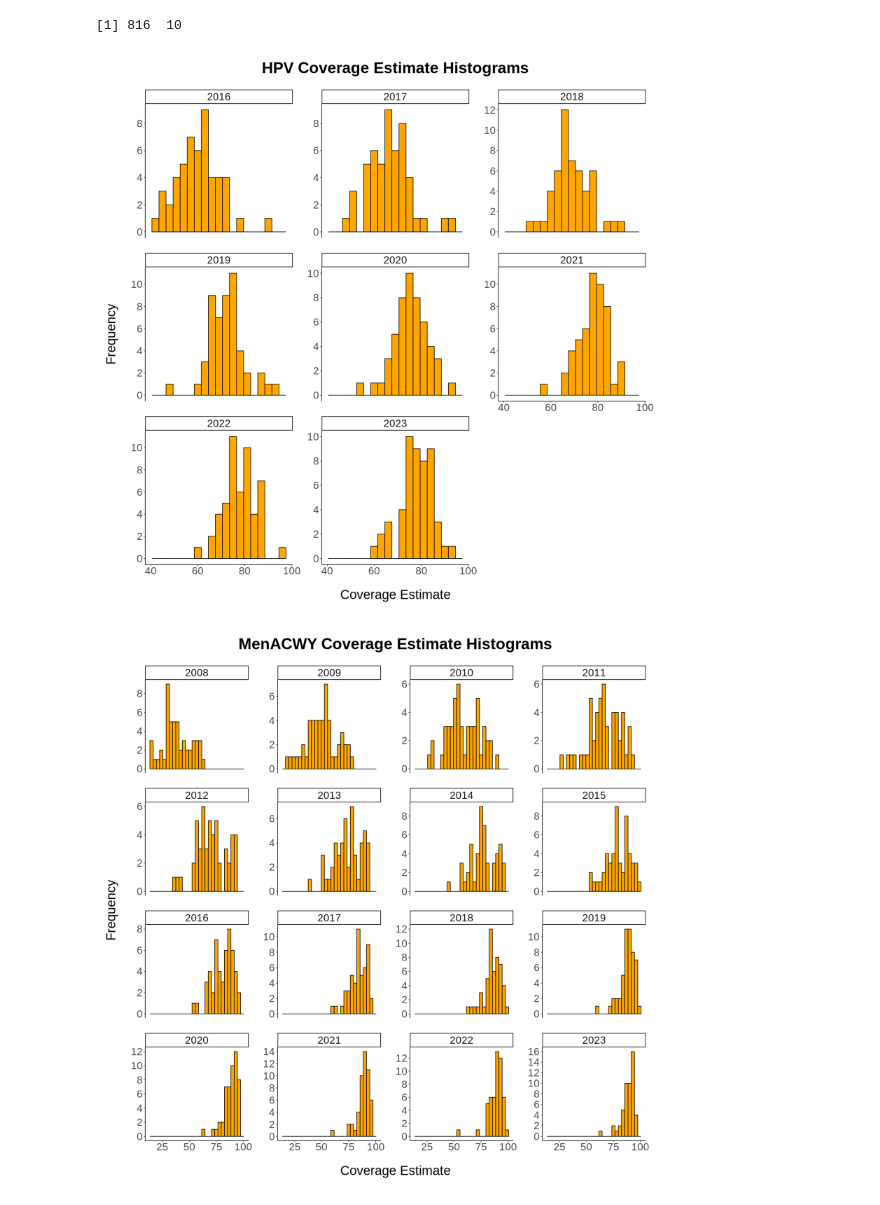
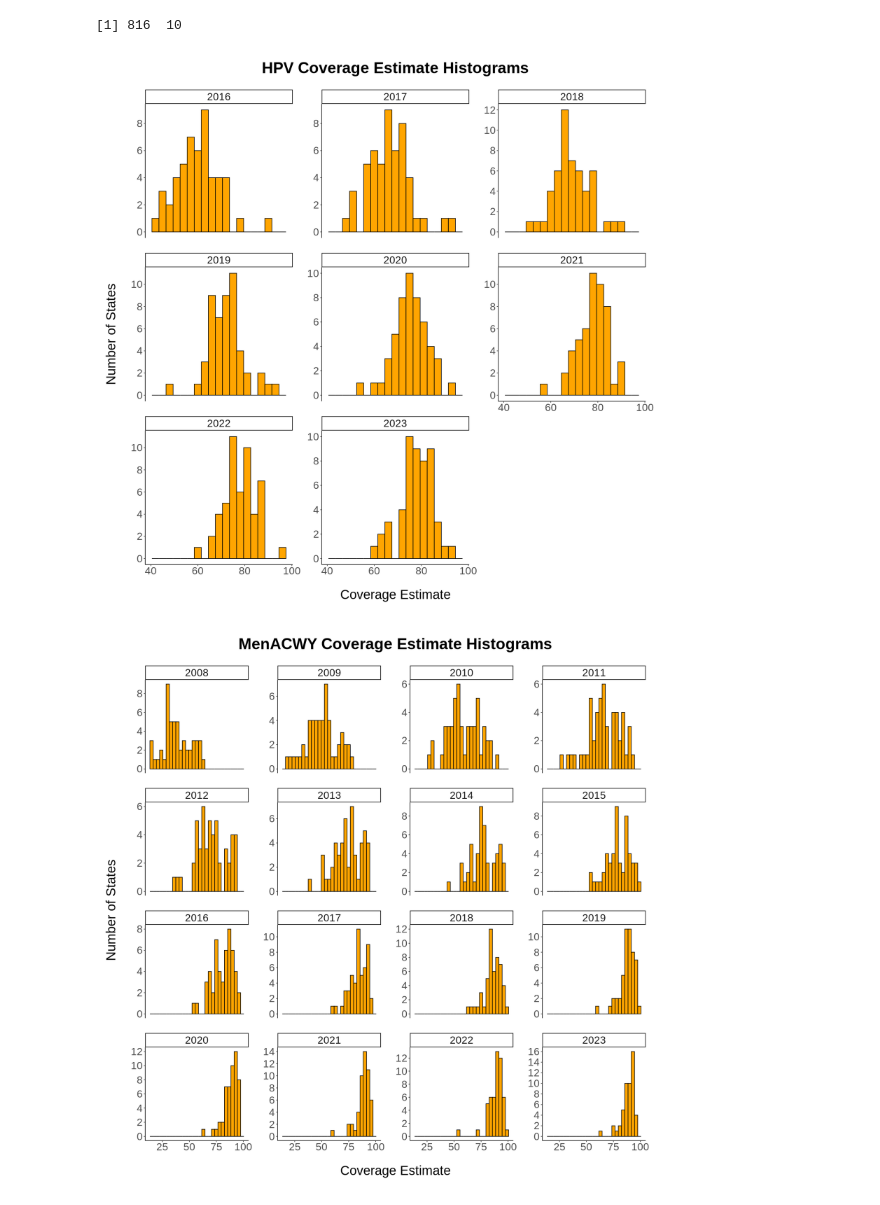
Before and after one commit to Kiron-Ang/Vaccination, a Jupyter notebook: vaccination.ipynb, the cells around one changed output. Saved outputs shown, nothing was run; the diff lists cells and outputs as text; code cells hidden in the pictures.

Commit message:
Change label on histograms and show example of how to filter the already-filtered data even more

```diff
--- a/vaccination.ipynb
+++ b/vaccination.ipynb
@@ -216,29 +216,29 @@ dim(tetanus)
 # %%
 # Create HPV histograms with discrete y-axis
 ggplot(hpv, aes(x = coverage_estimate)) +
   geom_histogram(binwidth = 3, fill = "orange", color = "black") +
   labs(title = "HPV Coverage Estimate Histograms",
        x = "Coverage Estimate",
-       y = "Frequency") +
+       y = "Number of States") +
   theme_classic() +
   theme(text = element_text(size = 25),
         plot.title = element_text(hjust = 0.5, face = "bold", margin = margin(b = 25)),
         panel.spacing = unit(2, "lines"),
         plot.margin = margin(20, 20, 20, 20),
         axis.title.x = element_text(margin = margin(t = 25)),
         axis.title.y = element_text(margin = margin(r = 25))) +
   facet_wrap(~ year_season, scales = "free_y") +
   scale_y_continuous(breaks = seq(0, max(hpv$coverage_estimate), by = 2),
                      labels = as.character(seq(0, max(hpv$coverage_estimate), by = 2)))
 # %% [output]
-[figure, old version]
+[figure, new version]
 # %%
 # Create MenACWY histograms with discrete y-axis
 ggplot(menacwy, aes(x = coverage_estimate)) +
   geom_histogram(binwidth = 3, fill = "orange", color = "black") +
   labs(title = "MenACWY Coverage Estimate Histograms",
        x = "Coverage Estimate",
-       y = "Frequency") +
+       y = "Number of States") +
   theme_classic() +
   theme(text = element_text(size = 25),
         plot.title = element_text(hjust = 0.5, face = "bold", margin = margin(b = 25)),
@@ -250,7 +250,7 @@ ggplot(menacwy, aes(x = coverage_estimate)) +
   scale_y_continuous(breaks = seq(0, max(hpv$coverage_estimate), by = 2),
                      labels = as.character(seq(0, max(hpv$coverage_estimate), by = 2)))
 # %% [output]
-[figure, old version]
+[figure, new version]
 # %%
 # Create Tetanus histograms with discrete y-axis
 ggplot(tetanus, aes(x = coverage_estimate)) +
```
Also changed, not shown: parts of 2 cells of this notebook.
